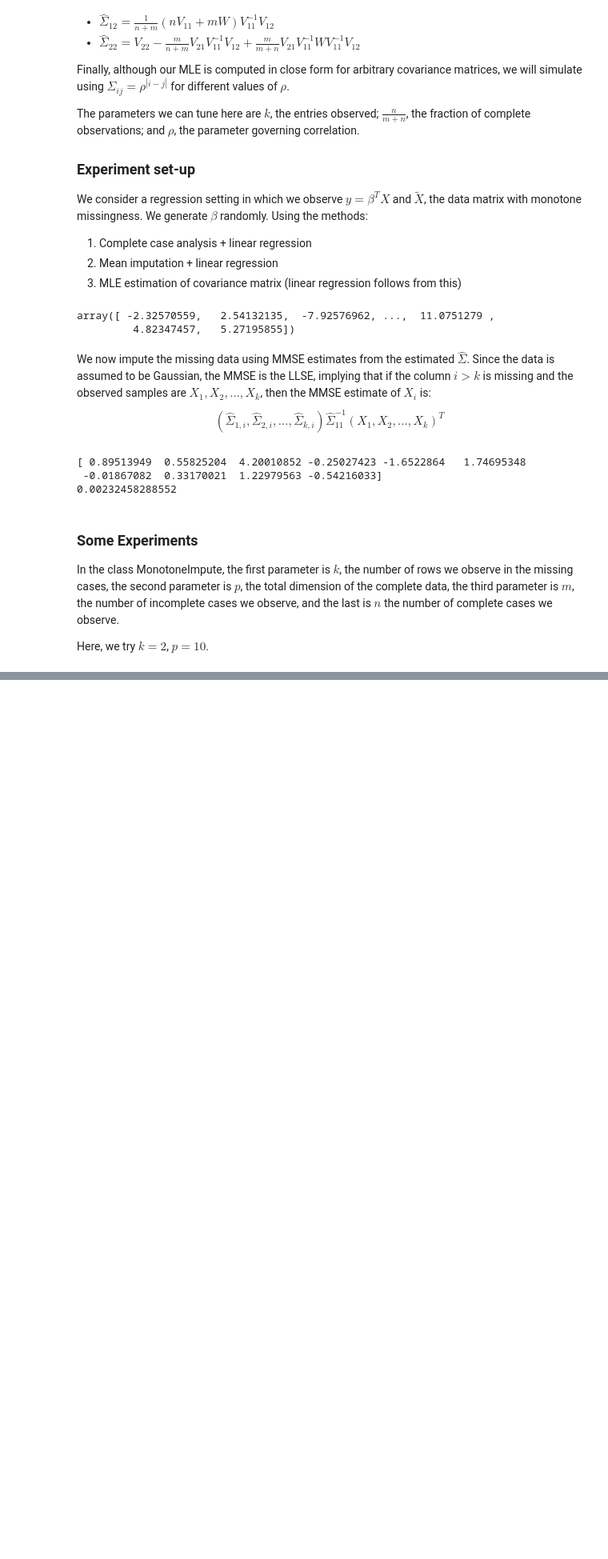
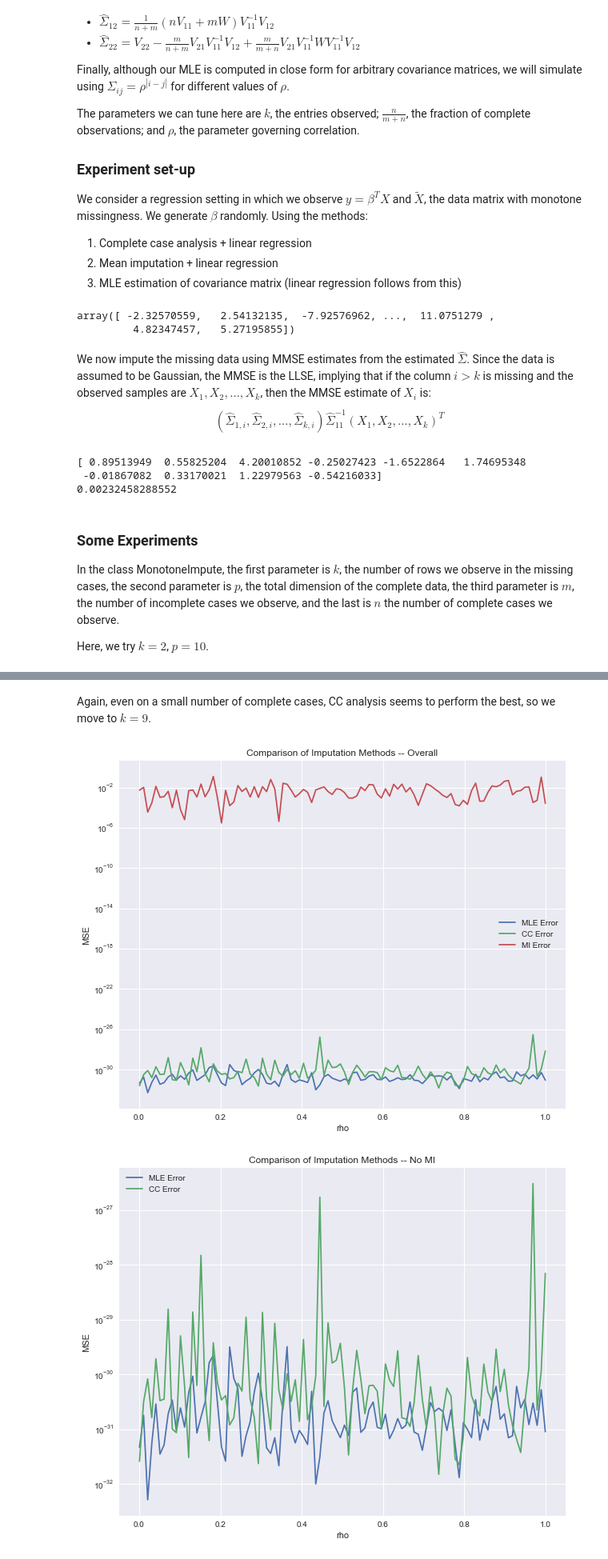
Before and after one commit to kabirc/MissingData, a Jupyter notebook: MLE vs. Imputation (Monotone).ipynb, the cells around one changed output, grey strips where cells are left out. Shown at 80% size. Saved outputs shown, nothing was run; the diff lists cells and outputs as text; code cells hidden in the pictures; blank space fills up the shorter version.

```diff
--- a/MLE vs. Imputation (Monotone).ipynb
+++ b/MLE vs. Imputation (Monotone).ipynb
@@ -251,0 +268,8 @@ It seems fairly clear that in the above comparison,
+# %% [markdown]
+Again, even on a small number of complete cases, CC analysis seems to perform the best, so we move to $k=9$.
+# %%
+tester = MonotoneImpute(9, 10, 1000, 10)
+tester.run_simulations(np.linspace(0.001, 0.999, 100))
+# %% [output]
+[figure, added]
+[figure, added]
```
Also changed, not shown: parts of 9 cells of this notebook.
